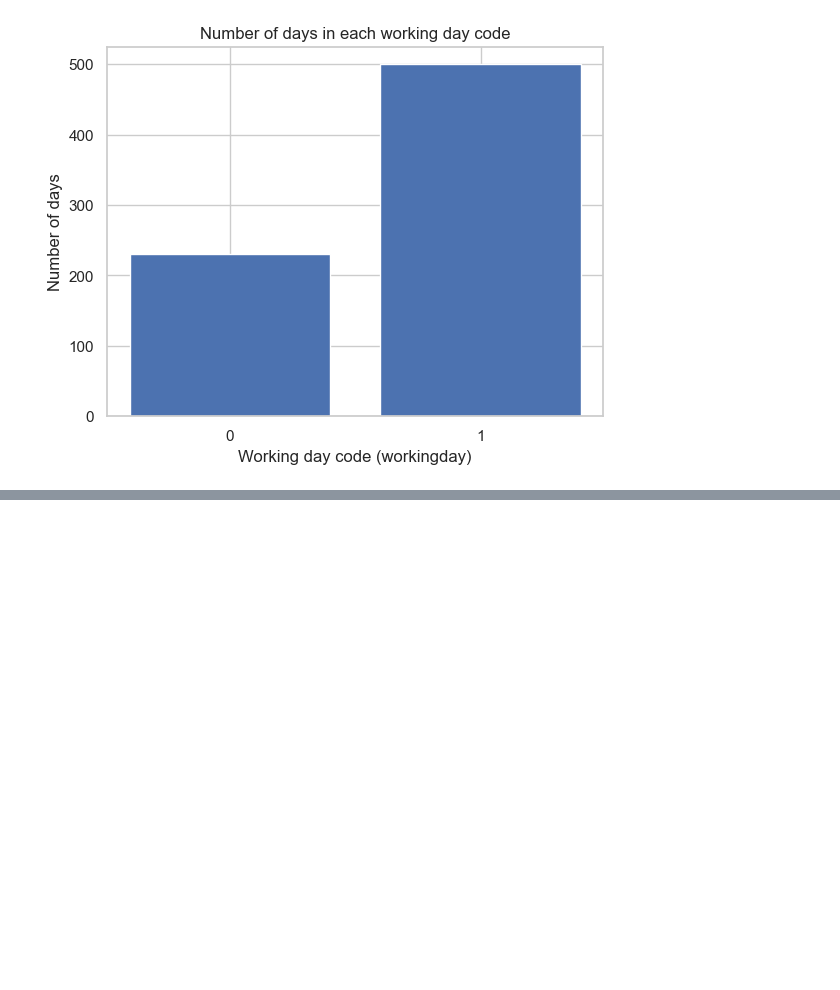
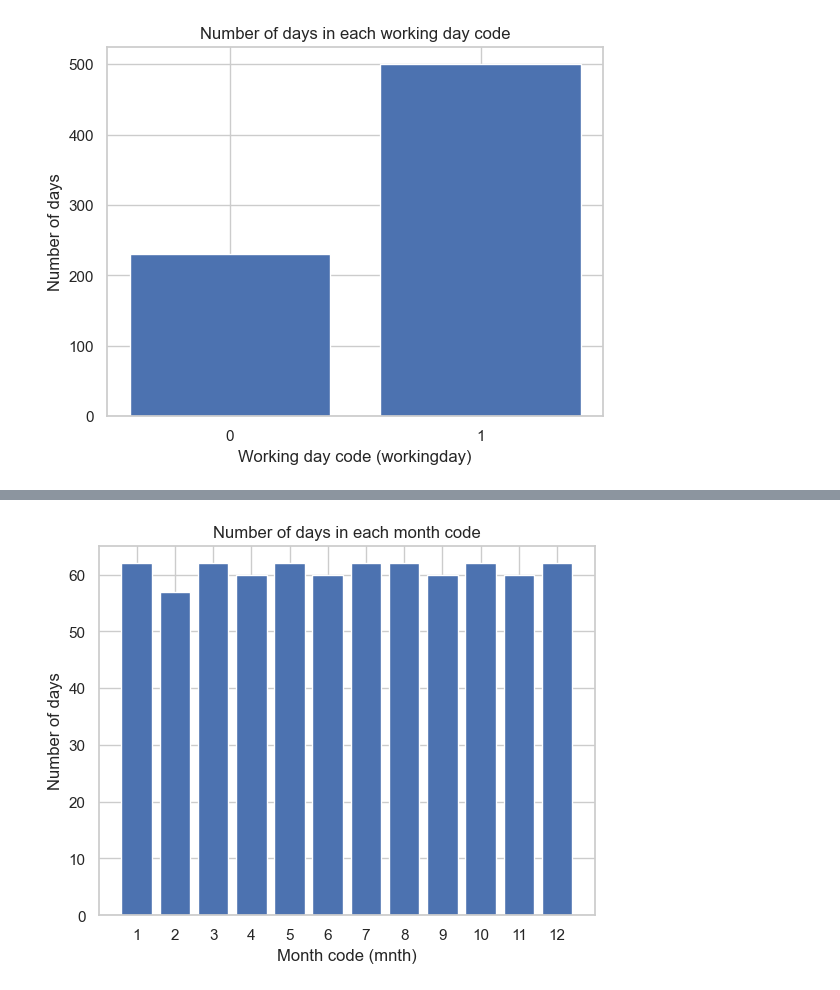
Before and after one commit to husnaaydn/bike-sharing-eda-project, a Jupyter notebook: bike_sharing_project.ipynb, the cells around one changed output, grey strips where cells are left out. Saved outputs shown, nothing was run; the diff lists cells and outputs as text; code cells hidden in the pictures; blank space fills up the shorter version.

```diff
--- a/bike_sharing_project.ipynb
+++ b/bike_sharing_project.ipynb
@@ -306,0 +397,10 @@ plt.show()
+# %%
+counts = df["mnth"].value_counts().sort_index()
+fig, ax = plt.subplots()
+ax.bar(counts.index.astype(str), counts.values)
+ax.set_xlabel("Month code (mnth)")
+ax.set_ylabel("Number of days")
+ax.set_title("Number of days in each month code")
+plt.show()
+# %% [output]
+[figure, added]
```
Also changed, not shown: parts of 21 cells of this notebook.
